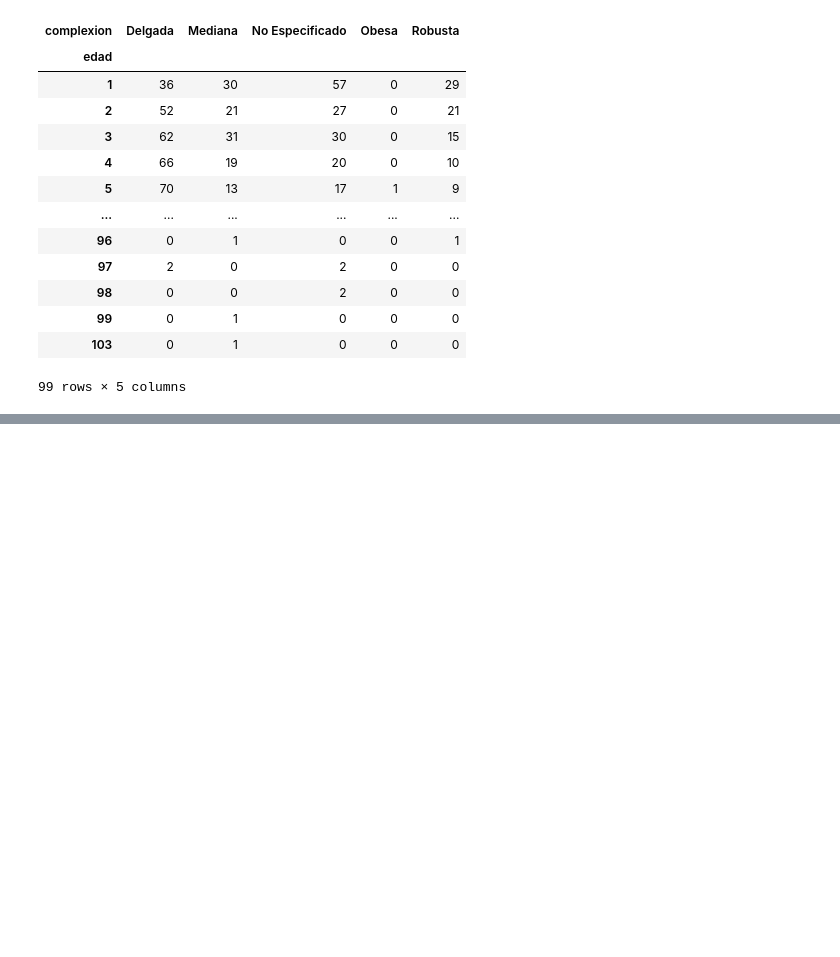
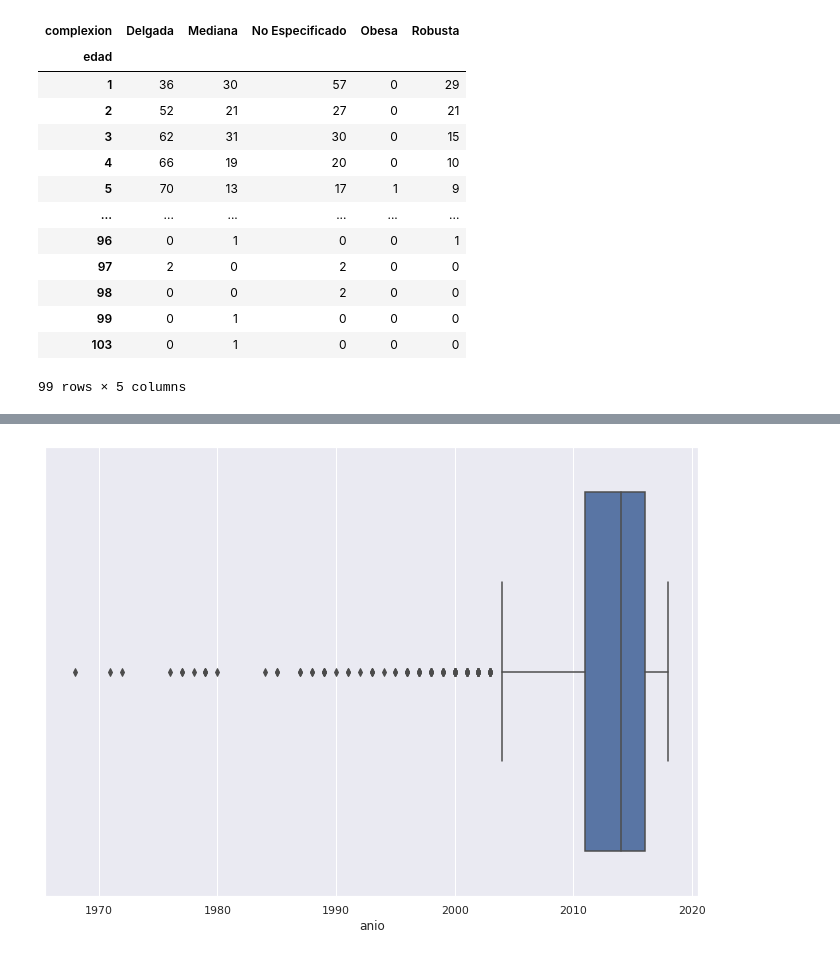
Before and after one commit to MinervaNunez/Proyecto-_Fase3_Python, a Jupyter notebook: Exporacon_Var_Cat.ipynb, the cells around one changed output, grey strips where cells are left out. Saved outputs shown, nothing was run; the diff lists cells and outputs as text; code cells hidden in the pictures; blank space fills up the shorter version.

```diff
--- a/Exporacon_Var_Cat.ipynb
+++ b/Exporacon_Var_Cat.ipynb
@@ -122,0 +131,4 @@ pd.crosstab(df['edad'], df['complexion'])
+# %%
+sns.boxplot(x=df['anio']);
+# %% [output]
+[figure, added]
```
Also changed, not shown: parts of 5 cells of this notebook.
